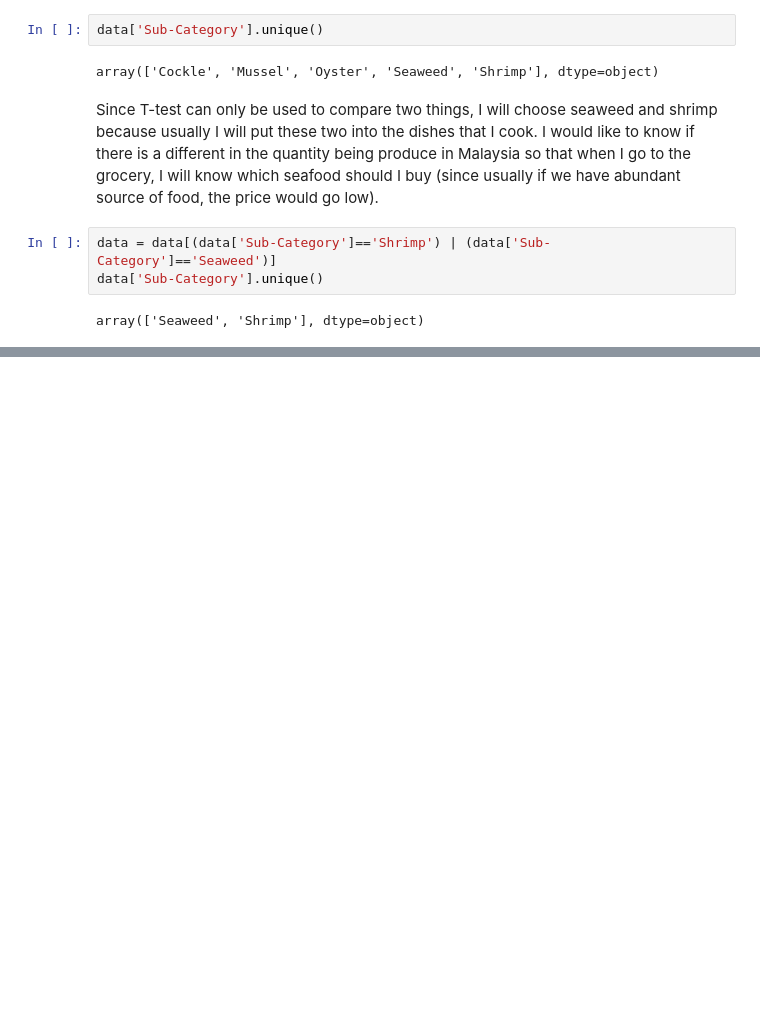
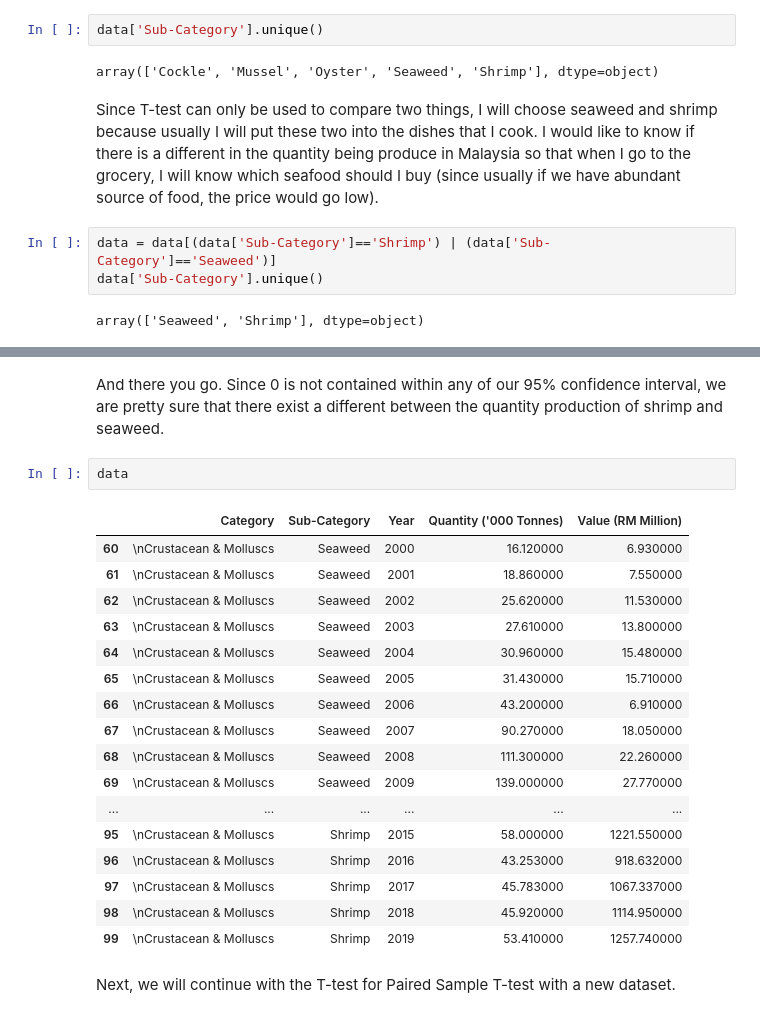
Before and after one commit to FaizAzhar/DataScience-studies, a Jupyter notebook: Statistical Tools Simulations/T-test Simulation.ipynb, the cells around one changed output, grey strips where cells are left out. Drawn from its saved outputs; the diff is of its cells as text; blank space fills up the shorter version.

```diff
--- a/Statistical Tools Simulations/T-test Simulation.ipynb
+++ b/Statistical Tools Simulations/T-test Simulation.ipynb
@@ -54,0 +110,24 @@ array(['Seaweed', 'Shrimp'], dtype=object)
+# %% [markdown]
+And there you go. Since 0 is not contained within any of our 95% confidence interval, we are pretty sure that there exist a different between the quantity production of shrimp and seaweed.
+# %%
+data
+# %% [output]
+|  | Category | Sub-Category | Year | Quantity ('000 Tonnes) | Value (RM Million) |
+| 60 | \nCrustacean & Molluscs | Seaweed | 2000 | 16.120000 | 6.930000 |
+| 61 | \nCrustacean & Molluscs | Seaweed | 2001 | 18.860000 | 7.550000 |
+| 62 | \nCrustacean & Molluscs | Seaweed | 2002 | 25.620000 | 11.530000 |
+| 63 | \nCrustacean & Molluscs | Seaweed | 2003 | 27.610000 | 13.800000 |
+| 64 | \nCrustacean & Molluscs | Seaweed | 2004 | 30.960000 | 15.480000 |
+| 65 | \nCrustacean & Molluscs | Seaweed | 2005 | 31.430000 | 15.710000 |
+| 66 | \nCrustacean & Molluscs | Seaweed | 2006 | 43.200000 | 6.910000 |
+| 67 | \nCrustacean & Molluscs | Seaweed | 2007 | 90.270000 | 18.050000 |
+| 68 | \nCrustacean & Molluscs | Seaweed | 2008 | 111.300000 | 22.260000 |
+| 69 | \nCrustacean & Molluscs | Seaweed | 2009 | 139.000000 | 27.770000 |
+| ... | ... | ... | ... | ... | ... |
+| 95 | \nCrustacean & Molluscs | Shrimp | 2015 | 58.000000 | 1221.550000 |
+| 96 | \nCrustacean & Molluscs | Shrimp | 2016 | 43.253000 | 918.632000 |
+| 97 | \nCrustacean & Molluscs | Shrimp | 2017 | 45.783000 | 1067.337000 |
+| 98 | \nCrustacean & Molluscs | Shrimp | 2018 | 45.920000 | 1114.950000 |
+| 99 | \nCrustacean & Molluscs | Shrimp | 2019 | 53.410000 | 1257.740000 |
+# %% [markdown]
+Next, we will continue with the T-test for Paired Sample T-test with a new dataset.
```
Also changed, not shown: parts of 10 cells of this notebook.
